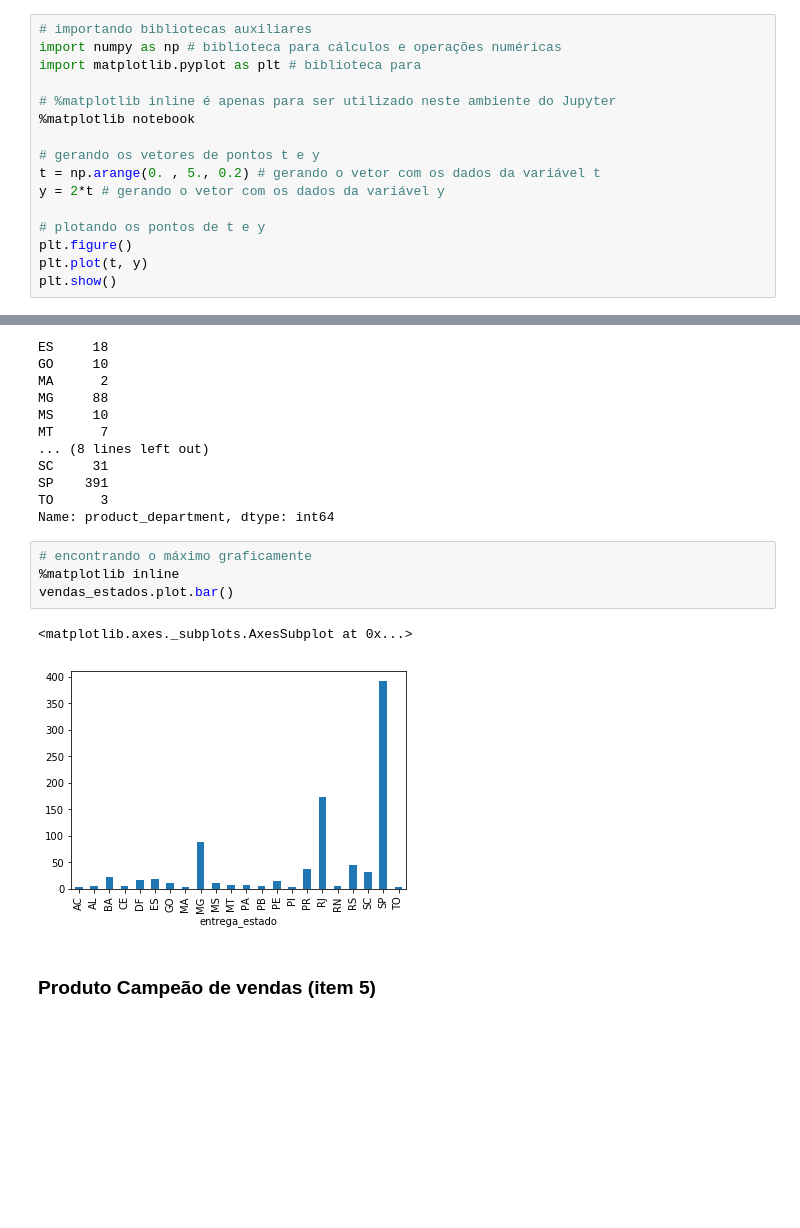
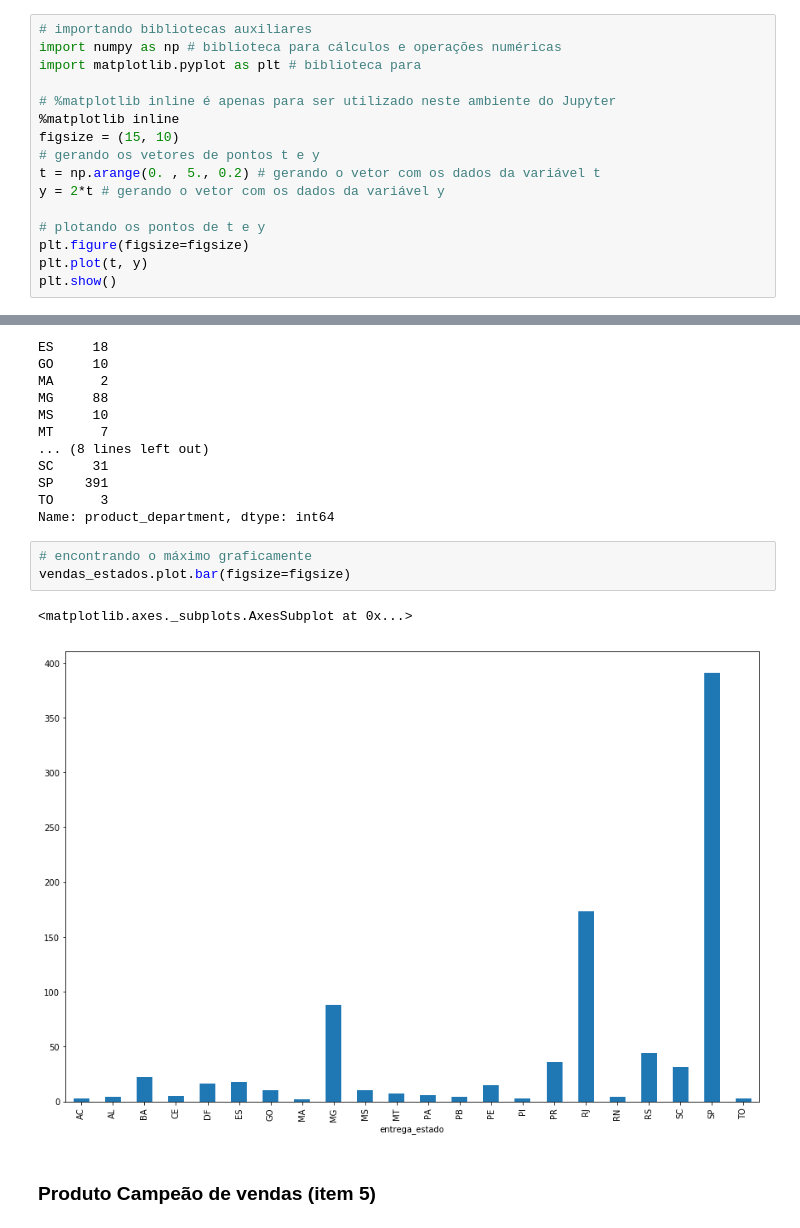
Before and after one commit to drlima/SIEEL2017, a Jupyter notebook: SIEEL 2017.ipynb, the cells around one changed output, grey strips where cells are left out. Saved outputs shown, nothing was run; the diff lists cells and outputs as text; blank space fills up the shorter version.

```diff
--- a/SIEEL 2017.ipynb
+++ b/SIEEL 2017.ipynb
@@ -100,14 +100,14 @@ import numpy as np # biblioteca para cálculos e operações numéricas
 import matplotlib.pyplot as plt # biblioteca para
 
 # %matplotlib inline é apenas para ser utilizado neste ambiente do Jupyter
-%matplotlib notebook
-
+%matplotlib inline
+figsize = (15, 10)
 # gerando os vetores de pontos t e y
 t = np.arange(0. , 5., 0.2) # gerando o vetor com os dados da variável t
 y = 2*t # gerando o vetor com os dados da variável y
 
 # plotando os pontos de t e y
-plt.figure()
+plt.figure(figsize=figsize)
 plt.plot(t, y)
 plt.show()
 # %% [output]
@@ -380,11 +370,10 @@ TO      3
 Name: product_department, dtype: int64
 # %%
 # encontrando o máximo graficamente
-%matplotlib inline
-vendas_estados.plot.bar()
+vendas_estados.plot.bar(figsize=figsize)
 # %% [output]
 <matplotlib.axes._subplots.AxesSubplot at 0x...>
-[figure, old version]
+[figure, new version]
 # %% [markdown]
 ### Produto Campeão de vendas (item 5)
 # %%
```
Also changed, not shown: parts of 36 cells of this notebook.
